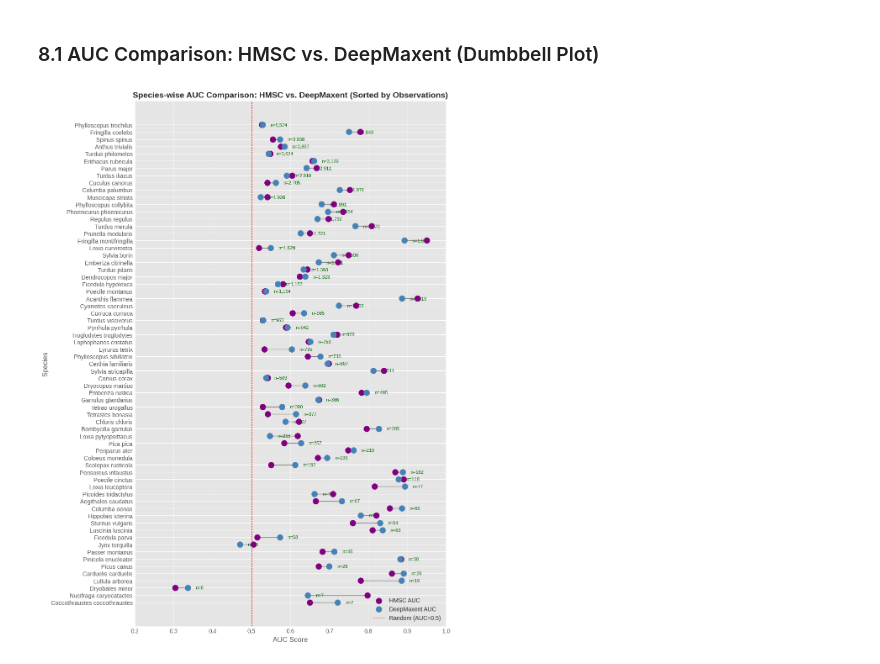
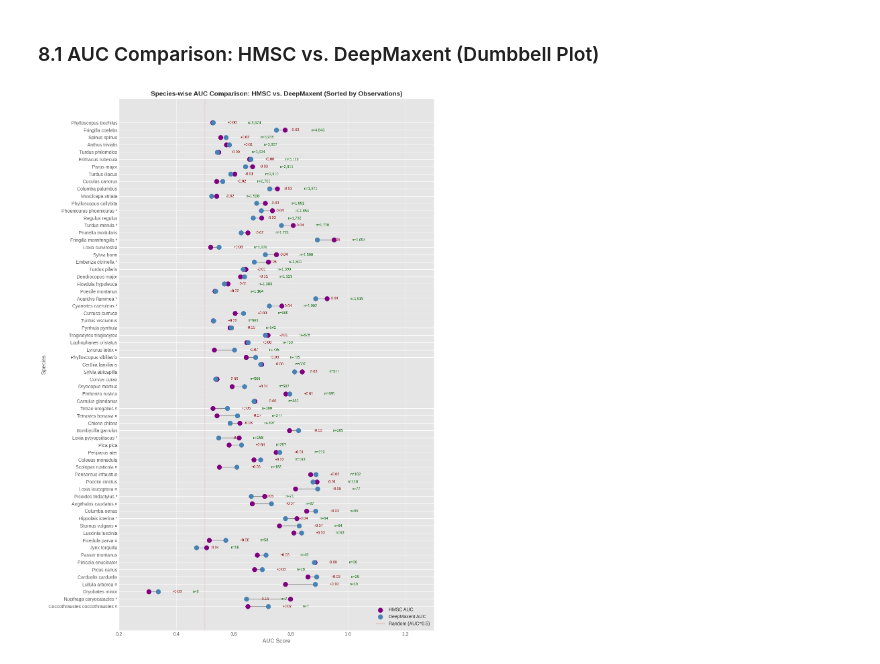
Before and after one commit to cmunozr/2026_I_AI_GU, a Jupyter notebook: Project/deepmaxent.ipynb, the cells around one changed output. Saved outputs shown, nothing was run; the diff lists cells and outputs as text; code cells hidden in the pictures.

```diff
--- a/Project/deepmaxent.ipynb
+++ b/Project/deepmaxent.ipynb
@@ -1714,10 +1714,6 @@ HMSC P-value: 5.8208e-18
 # %% [markdown]
 ### 8.1 AUC Comparison: HMSC vs. DeepMaxent (Dumbbell Plot)
 # %%
-import pandas as pd
-import numpy as np
-import matplotlib.pyplot as plt
-
 # Ensure species_list is available (from cell 51da3cc4)
 if 'species_list' not in locals():
     species_list = df.columns.tolist()
@@ -1740,52 +1736,75 @@ species_obs_counts.columns = ['species', 'observations']
 comparison_df = pd.merge(hmsc_auc_df, deepmaxent_auc_df, on='species', how='inner')
 comparison_df = pd.merge(comparison_df, species_obs_counts, on='species', how='inner')
 
+# Calculate AUC change directly into the DataFrame
+comparison_df['auc_change'] = comparison_df['deepmaxent_auc'] - comparison_df['AUC']
+
 # Sort by number of observations in ascending order for plotting
 comparison_df_sorted = comparison_df.sort_values(by='observations', ascending=True).reset_index(drop=True)
 
+# Define a function to assign symbols based on 1 SD bounds
+# `lower_bound` and `upper_bound` are already available in the kernel state
+# from the execution of cell `858846aa`
+def get_symbol(row):
+    if row['auc_change'] < lower_bound:
+        return ' *'
+    elif row['auc_change'] > upper_bound:
+        return ' ¤'
+    return ''
+
+# Apply the function to create a new column for display names
+comparison_df_sorted['display_species_name'] = comparison_df_sorted.apply(lambda row: f"{row['species']}{get_symbol(row)}", axis=1)
+
 # Create the dumbbell plot
-plt.figure(figsize=(10, max(6, len(species_list) * 0.2)))
+plt.figure(figsize=(12, max(8, len(species_list) * 0.25))) # Increased width and height to accommodate new annotations
 
 # Plot HMSC AUC as left point
 plt.scatter(
     comparison_df_sorted['AUC'], # HMSC AUC
-    comparison_df_sorted['species'],
+    comparison_df_sorted['display_species_name'],
     color='purple', s=100, zorder=5, label='HMSC AUC'
 )
 
 # Plot DeepMaxent AUC as right point
 plt.scatter(
     comparison_df_sorted['deepmaxent_auc'],
-    comparison_df_sorted['species'],
+    comparison_df_sorted['display_species_name'],
     color='steelblue', s=100, zorder=5, label='DeepMaxent AUC'
 )
 
-# Connect the points with lines
+# Connect the points with lines and add annotations
 for index, row in comparison_df_sorted.iterrows():
     plt.plot(
         [row['AUC'], row['deepmaxent_auc']],
-        [row['species'], row['species']],
+        [row['display_species_name'], row['display_species_name']],
         color='gray', linestyle='-', linewidth=1, zorder=1
     )
 
-    # Add textual mark with number of observations
-    # Place the text closer to the DeepMaxent point, or slightly offset
+    # Add textual mark for AUC change
     plt.text(
-        row['deepmaxent_auc'] + 0.02, # X-position offset
-        row['species'],              # Y-position
+        row['deepmaxent_auc'] + 0.05, # X-position offset for change
+        row['display_species_name'],              # Y-position
+        f'{row["auc_change"]:+.2f}',       # Formatted with sign and two decimal places
+        ha='left', va='center', fontsize=8, color='darkred'
+    )
+
+    # Add textual mark with number of observations (adjusted position)
+    plt.text(
+        row['deepmaxent_auc'] + 0.12, # X-position offset for observations
+        row['display_species_name'],              # Y-position
         f"n={row['observations']:,}",
         ha='left', va='center', fontsize=8, color='darkgreen'
     )
 
 plt.axvline(x=0.5, color='red', linestyle='--', linewidth=0.8, alpha=0.7, label='Random (AUC=0.5)')
 
 plt.xlabel('AUC Score', fontsize=12)
 plt.ylabel('Species', fontsize=12)
 plt.title('Species-wise AUC Comparison: HMSC vs. DeepMaxent (Sorted by Observations)', fontsize=14, fontweight='bold')
-plt.xlim(0.2, 1.0) # Standard AUC range
+plt.xlim(0.2, 1.3) # Increased x-limit to accommodate new annotations
 plt.grid(axis='x', linestyle='--', alpha=0.7)
 plt.legend(loc='lower right')
 plt.tight_layout()
 plt.show()
 # %% [output]
-[figure, old version]
+[figure, new version]
```
Also changed, not shown: parts of 2 cells of this notebook.
